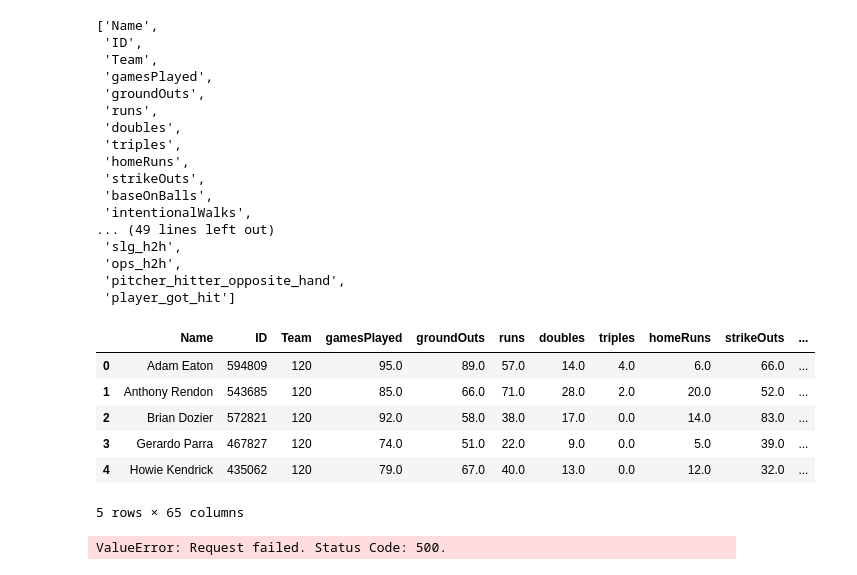
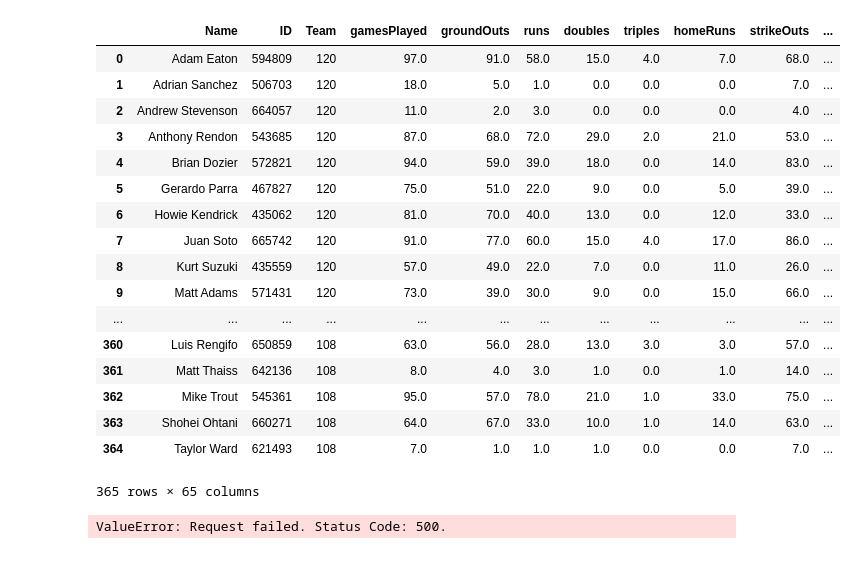
Before and after one commit to rohannarain/beat_the_streak, a Jupyter notebook: retreive_data.ipynb, the cells around one changed output. Drawn from its saved outputs; the diff is of its cells as text; code cells hidden in the pictures.

Commit message:
data collection code complete, starting model building

```diff
--- a/retreive_data.ipynb
+++ b/retreive_data.ipynb
@@ -233,3 +211,8 @@ def player_got_hit_in_game(player_id, game_id, home_or_away):
         return False
     else:
         return player_stats['stats']['batting'].get('hits', 0) > 0
+# %%
+params = {'gamePk':566716,
+      'fields': 'gameData,teams,teamName,shortName,teamStats,batting,atBats,runs,hits,rbi,strikeOuts,baseOnBalls,leftOnBase,players,boxscoreName,liveData,boxscore,teams,players,id,fullName,batting,avg,ops,era,battingOrder,info,title,fieldList,note,label,value'}
+r = statsapi.get('game', params)
+r['liveData']['boxscore']['teams']['home']['players'].get("ID" + str(get_player_id_from_name("Matt Duffy")), False)#['stats']['batting'].get("hits", 0) > 0
@@ -246,6 +242,0 @@ convert_to_FL_format("Perez, Martin")
-# %%
-params = {'gamePk':566715,
-  'fields': 'gameData,teams,teamName,shortName,teamStats,batting,atBats,runs,hits,rbi,strikeOuts,baseOnBalls,leftOnBase,players,boxscoreName,liveData,boxscore,teams,players,id,fullName,batting,avg,ops,era,battingOrder,info,title,fieldList,note,label,value'}
-r = statsapi.get('game', params)
-luke = get_player_id_from_name("Luke Maile")
-r['liveData']['boxscore']['teams']['away']['players']
@@ -295,6 +272,8 @@ def batting_past_N_games(N, player_id):
                 and k != 'stolenBasePercentage'
                 or k == 'hits'}
 
+    filtered = OrderedDict(sorted(filtered.items()))
+
     return filtered
 
 def pitching_past_N_games(N, player_id):
@@ -305,7 +284,10 @@ def pitching_past_N_games(N, player_id):
     pitching_stats = r['people'][0]['stats'][0]['splits'][0]['stat']
 
     # Only get rate stats for past N days
-    filtered = {k + "_p{}G".format(N):float(v) for k, v in pitching_stats.items()
-                if type(v) == str and v != ".---"}
+    filtered = {(k + "_p{}G".format(N)):(float(v) if v != '.---' else 0.0)
+                for k, v in pitching_stats.items()
+                if type(v) == str}
+
+    filtered = OrderedDict(sorted(filtered.items()))
 
     return filtered
@@ -452,7 +378,7 @@ for game in tqdm(statsapi.schedule(yesterday)):
     home_pitcher_p5G = pitching_past_N_games(5, home_probable_pitcher)
 
     for player in home_player_list:
-        print(player)
+#         print(player)
         player_id = get_player_id_from_name(player)
         try:
             new_row = list(get_current_season_stats(player).values())
@@ -462,13 +388,13 @@ for game in tqdm(statsapi.schedule(yesterday)):
             new_row += list(get_h2h_vs_pitcher(player_id, away_probable_pitcher).values())
             new_row.append(float(check_pitcher_batter_opposite_hand(batter_id=player_id,
                                                                   pitcher_id=away_probable_pitcher)))
-            new_row.append(float(player_got_hit_in_game(game_id=game_id, player_id=player_id, home_or_away='home')))
+            new_row.append(player_got_hit_in_game(player_id, game_id, 'home'))
             rows_list.append(new_row)
         except (ValueError, IndexError):
             continue
 
     for player in away_player_list:
-        print(player)
+#         print(player)
         player_id = get_player_id_from_name(player)
         try:
             new_row = list(get_current_season_stats(player).values())
@@ -477,8 +403,8 @@ for game in tqdm(statsapi.schedule(yesterday)):
             new_row += list(home_pitcher_p5G.values())
             new_row += list(get_h2h_vs_pitcher(player_id, home_probable_pitcher).values())
             new_row.append(float(check_pitcher_batter_opposite_hand(batter_id=player_id,
-                                                                  pitcher_id=home_probable_pitcher)))
-            new_row.append(float(player_got_hit_in_game(game_id=game_id, player_id=player_id, home_or_away='away')))
+                                                                  pitcher_id=away_probable_pitcher)))
+            new_row.append(player_got_hit_in_game(player_id, game_id, 'away'))
             rows_list.append(new_row)
         except (ValueError, IndexError):
             continue
@@ -700,23 +411,3 @@ get_h2h_vs_pitcher(get_player_id_from_name("Kevin Pillar"), get_player_id_from_n
-# %%
-player_stats_columns
-# %% [output]
-['Name',
- 'ID',
- 'Team',
- 'gamesPlayed',
- 'groundOuts',
- 'runs',
- 'doubles',
- 'triples',
- 'homeRuns',
- 'strikeOuts',
- 'baseOnBalls',
- 'intentionalWalks',
-... (49 lines left out)
- 'slg_h2h',
- 'ops_h2h',
- 'pitcher_hitter_opposite_hand',
- 'player_got_hit']
 # %%
 sample_hitter = get_player_id_from_name("Kevin Pillar")
 sample_pitcher = get_player_id_from_name("Jacob DeGrom")
@@ -728,13 +419,24 @@ player_stats_columns += list(get_h2h_vs_pitcher(sample_hitter, sample_pitcher).k
 player_stats_columns += ['pitcher_hitter_opposite_hand', 'player_got_hit']
 # %%
 player_stats_table = pd.DataFrame(data=rows_list, columns=player_stats_columns)
-player_stats_table.head()
+player_stats_table
 # %% [output]
 |  | Name | ID | Team | gamesPlayed | groundOuts | runs | doubles | triples | homeRuns | strikeOuts | ... |
-| 0 | Adam Eaton | 594809 | 120 | 95.0 | 89.0 | 57.0 | 14.0 | 4.0 | 6.0 | 66.0 | ... |
-| 1 | Anthony Rendon | 543685 | 120 | 85.0 | 66.0 | 71.0 | 28.0 | 2.0 | 20.0 | 52.0 | ... |
-| 2 | Brian Dozier | 572821 | 120 | 92.0 | 58.0 | 38.0 | 17.0 | 0.0 | 14.0 | 83.0 | ... |
-| 3 | Gerardo Parra | 467827 | 120 | 74.0 | 51.0 | 22.0 | 9.0 | 0.0 | 5.0 | 39.0 | ... |
-| 4 | Howie Kendrick | 435062 | 120 | 79.0 | 67.0 | 40.0 | 13.0 | 0.0 | 12.0 | 32.0 | ... |
+| 0 | Adam Eaton | 594809 | 120 | 97.0 | 91.0 | 58.0 | 15.0 | 4.0 | 7.0 | 68.0 | ... |
+| 1 | Adrian Sanchez | 506703 | 120 | 18.0 | 5.0 | 1.0 | 0.0 | 0.0 | 0.0 | 7.0 | ... |
+| 2 | Andrew Stevenson | 664057 | 120 | 11.0 | 2.0 | 3.0 | 0.0 | 0.0 | 0.0 | 4.0 | ... |
+| 3 | Anthony Rendon | 543685 | 120 | 87.0 | 68.0 | 72.0 | 29.0 | 2.0 | 21.0 | 53.0 | ... |
+| 4 | Brian Dozier | 572821 | 120 | 94.0 | 59.0 | 39.0 | 18.0 | 0.0 | 14.0 | 83.0 | ... |
+| 5 | Gerardo Parra | 467827 | 120 | 75.0 | 51.0 | 22.0 | 9.0 | 0.0 | 5.0 | 39.0 | ... |
+| 6 | Howie Kendrick | 435062 | 120 | 81.0 | 70.0 | 40.0 | 13.0 | 0.0 | 12.0 | 33.0 | ... |
+| 7 | Juan Soto | 665742 | 120 | 91.0 | 77.0 | 60.0 | 15.0 | 4.0 | 17.0 | 86.0 | ... |
+| 8 | Kurt Suzuki | 435559 | 120 | 57.0 | 49.0 | 22.0 | 7.0 | 0.0 | 11.0 | 26.0 | ... |
+| 9 | Matt Adams | 571431 | 120 | 73.0 | 39.0 | 30.0 | 9.0 | 0.0 | 15.0 | 66.0 | ... |
+| ... | ... | ... | ... | ... | ... | ... | ... | ... | ... | ... | ... |
+| 360 | Luis Rengifo | 650859 | 108 | 63.0 | 56.0 | 28.0 | 13.0 | 3.0 | 3.0 | 57.0 | ... |
+| 361 | Matt Thaiss | 642136 | 108 | 8.0 | 4.0 | 3.0 | 1.0 | 0.0 | 1.0 | 14.0 | ... |
+| 362 | Mike Trout | 545361 | 108 | 95.0 | 57.0 | 78.0 | 21.0 | 1.0 | 33.0 | 75.0 | ... |
+| 363 | Shohei Ohtani | 660271 | 108 | 64.0 | 67.0 | 33.0 | 10.0 | 1.0 | 14.0 | 63.0 | ... |
+| 364 | Taylor Ward | 621493 | 108 | 7.0 | 1.0 | 1.0 | 1.0 | 0.0 | 0.0 | 7.0 | ... |
-5 rows × 65 columns
+365 rows × 65 columns
 # %%
```
Also changed, not shown: parts of 23 cells of this notebook, 1 other file.
